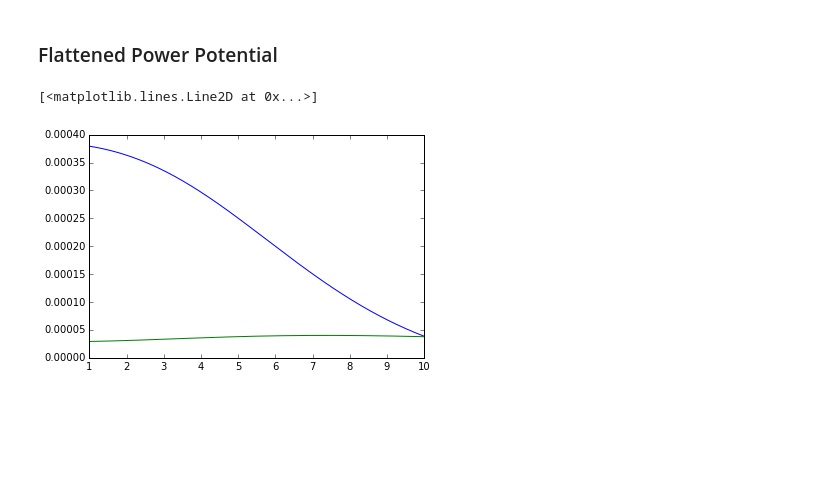
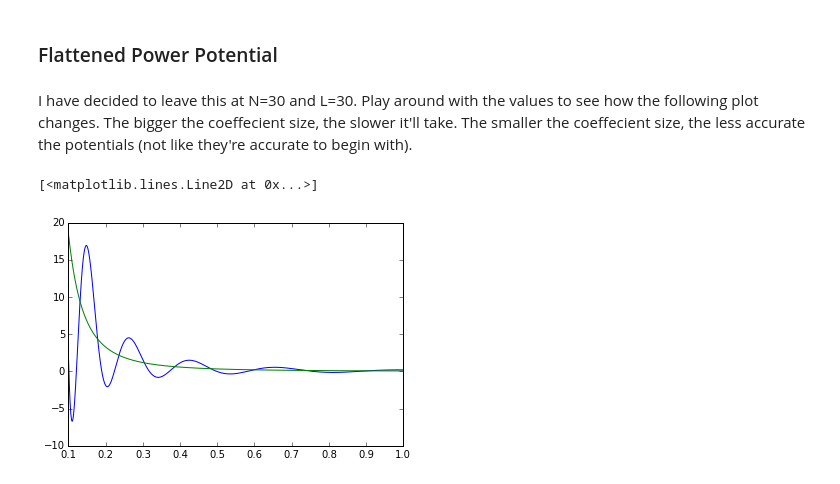
Before and after one commit to SeaifanAladdin/galpy-notebook, a Jupyter notebook: galpy/SCFPotential.ipynb, the cells around one changed output. Cells and saved outputs as stored; diff of their text form; code cells hidden in the pictures; blank space fills up the shorter version.

Commit message:
Updated test for flattened power potential and added a new section in regards to the expansion coeffecient for large L

```diff
--- a/galpy/SCFPotential.ipynb
+++ b/galpy/SCFPotential.ipynb
@@ -236,13 +236,16 @@ plt.plot(R, axi_density2(R, 1., 0))
 def FlattenedPowerDensity(R,z,phi=0):
     lh = FlattenedPowerPotential()
     return lh.dens(R,z,phi)
+# %% [markdown]
+I have decided to leave this at N=30 and L=30. Play around with the values to see how the following plot changes.
+The bigger the coeffecient size, the slower it'll take. The smaller the coeffecient size, the less accurate the potentials (not like they're accurate to begin with).
 # %%
-A = compute_coeffs_axi(FlattenedPowerDensity, 15,15)
+A = compute_coeffs_axi(FlattenedPowerDensity, 30,30)
 # %%
 scf = SCFPotential(1., A[0], A[1])
-R = nu.linspace(1,10,1000)
-plt.plot(R, calculateSCFDensity(scf, R, 10., 0))
-plt.plot(R, FlattenedPowerDensity(R, 10., 0))
+R = nu.linspace(.1,1,1000)
+plt.plot(R, calculateSCFDensity(scf, R, 0., 0))
+plt.plot(R, FlattenedPowerDensity(R, 0., 0))
 # %% [output]
 [<matplotlib.lines.Line2D at 0x...>]
-[figure, old version]
+[figure, new version]
```
Also changed, not shown: parts of 16 cells of this notebook.
